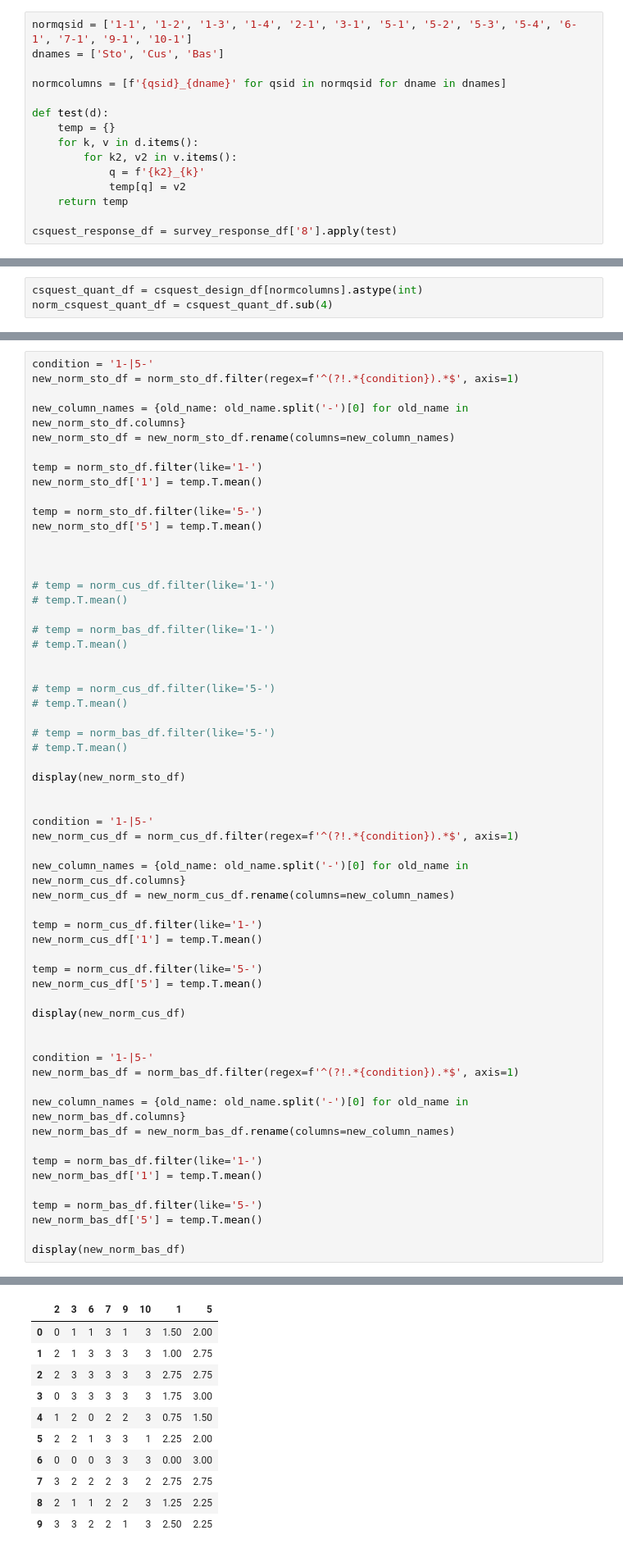
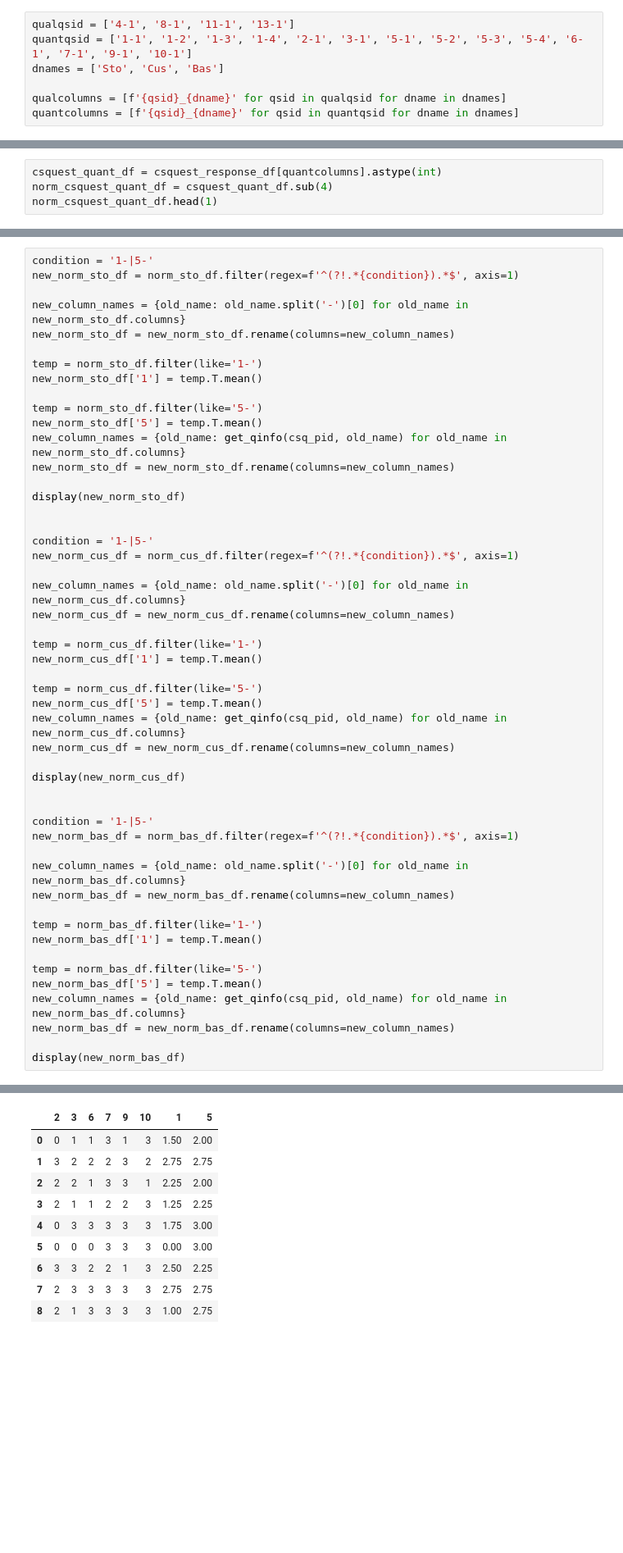
Before and after one commit to rizupaudel/designStudy, a Jupyter notebook: analysis/zall_analysis.ipynb, the cells around one changed output, grey strips where cells are left out. Shown at 82% size. Saved outputs shown, nothing was run; the diff lists cells and outputs as text; blank space fills up the shorter version.

```diff
--- a/analysis/zall_analysis.ipynb
+++ b/analysis/zall_analysis.ipynb
@@ -57,15 +69,7 @@ display(survey_response_df)
 # %%
-normqsid = ['1-1', '1-2', '1-3', '1-4', '2-1', '3-1', '5-1', '5-2', '5-3', '5-4', '6-1', '7-1', '9-1', '10-1']
+qualqsid = ['4-1', '8-1', '11-1', '13-1']
+quantqsid = ['1-1', '1-2', '1-3', '1-4', '2-1', '3-1', '5-1', '5-2', '5-3', '5-4', '6-1', '7-1', '9-1', '10-1']
 dnames = ['Sto', 'Cus', 'Bas']
 
-normcolumns = [f'{qsid}_{dname}' for qsid in normqsid for dname in dnames]
-
-def test(d):
-    temp = {}
-    for k, v in d.items():
-        for k2, v2 in v.items():
-            q = f'{k2}_{k}'
-            temp[q] = v2
-    return temp
-
-csquest_response_df = survey_response_df['8'].apply(test)
+qualcolumns = [f'{qsid}_{dname}' for qsid in qualqsid for dname in dnames]
+quantcolumns = [f'{qsid}_{dname}' for qsid in quantqsid for dname in dnames]
@@ -88,3 +112,4 @@ csquest_design_df
 # %%
-csquest_quant_df = csquest_design_df[normcolumns].astype(int)
+csquest_quant_df = csquest_response_df[quantcolumns].astype(int)
 norm_csquest_quant_df = csquest_quant_df.sub(4)
+norm_csquest_quant_df.head(1)
@@ -119,21 +133,8 @@ new_norm_sto_df['1'] = temp.T.mean()
 
 temp = norm_sto_df.filter(like='5-')
 new_norm_sto_df['5'] = temp.T.mean()
-
-
-
-# temp = norm_cus_df.filter(like='1-')
-# temp.T.mean()
-
-# temp = norm_bas_df.filter(like='1-')
-# temp.T.mean()
-
-
-# temp = norm_cus_df.filter(like='5-')
-# temp.T.mean()
-
-# temp = norm_bas_df.filter(like='5-')
-# temp.T.mean()
+new_column_names = {old_name: get_qinfo(csq_pid, old_name) for old_name in new_norm_sto_df.columns}
+new_norm_sto_df = new_norm_sto_df.rename(columns=new_column_names)
 
 display(new_norm_sto_df)
 
@@ -149,6 +150,8 @@ new_norm_cus_df['1'] = temp.T.mean()
 
 temp = norm_cus_df.filter(like='5-')
 new_norm_cus_df['5'] = temp.T.mean()
+new_column_names = {old_name: get_qinfo(csq_pid, old_name) for old_name in new_norm_cus_df.columns}
+new_norm_cus_df = new_norm_cus_df.rename(columns=new_column_names)
 
 display(new_norm_cus_df)
 
@@ -164,6 +167,8 @@ new_norm_bas_df['1'] = temp.T.mean()
 
 temp = norm_bas_df.filter(like='5-')
 new_norm_bas_df['5'] = temp.T.mean()
+new_column_names = {old_name: get_qinfo(csq_pid, old_name) for old_name in new_norm_bas_df.columns}
+new_norm_bas_df = new_norm_bas_df.rename(columns=new_column_names)
 
 display(new_norm_bas_df)
 # %% [output]
@@ -192,14 +195,13 @@ display(new_norm_bas_df)
 |  | 2 | 3 | 6 | 7 | 9 | 10 | 1 | 5 |
 | 0 | 0 | 1 | 1 | 3 | 1 | 3 | 1.50 | 2.00 |
-| 1 | 2 | 1 | 3 | 3 | 3 | 3 | 1.00 | 2.75 |
-| 2 | 2 | 3 | 3 | 3 | 3 | 3 | 2.75 | 2.75 |
-| 3 | 0 | 3 | 3 | 3 | 3 | 3 | 1.75 | 3.00 |
-| 4 | 1 | 2 | 0 | 2 | 2 | 3 | 0.75 | 1.50 |
-| 5 | 2 | 2 | 1 | 3 | 3 | 1 | 2.25 | 2.00 |
-| 6 | 0 | 0 | 0 | 3 | 3 | 3 | 0.00 | 3.00 |
-| 7 | 3 | 2 | 2 | 2 | 3 | 2 | 2.75 | 2.75 |
-| 8 | 2 | 1 | 1 | 2 | 2 | 3 | 1.25 | 2.25 |
-| 9 | 3 | 3 | 2 | 2 | 1 | 3 | 2.50 | 2.25 |
+| 1 | 3 | 2 | 2 | 2 | 3 | 2 | 2.75 | 2.75 |
+| 2 | 2 | 2 | 1 | 3 | 3 | 1 | 2.25 | 2.00 |
+| 3 | 2 | 1 | 1 | 2 | 2 | 3 | 1.25 | 2.25 |
+| 4 | 0 | 3 | 3 | 3 | 3 | 3 | 1.75 | 3.00 |
+| 5 | 0 | 0 | 0 | 3 | 3 | 3 | 0.00 | 3.00 |
+| 6 | 3 | 3 | 2 | 2 | 1 | 3 | 2.50 | 2.25 |
+| 7 | 2 | 3 | 3 | 3 | 3 | 3 | 2.75 | 2.75 |
+| 8 | 2 | 1 | 3 | 3 | 3 | 3 | 1.00 | 2.75 |
 # %%
 display(pd.DataFrame(new_norm_sto_df.mean()).T)
 display(pd.DataFrame(new_norm_cus_df.mean()).T)
```
Also changed, not shown: parts of 18 cells of this notebook, 6 other files.
